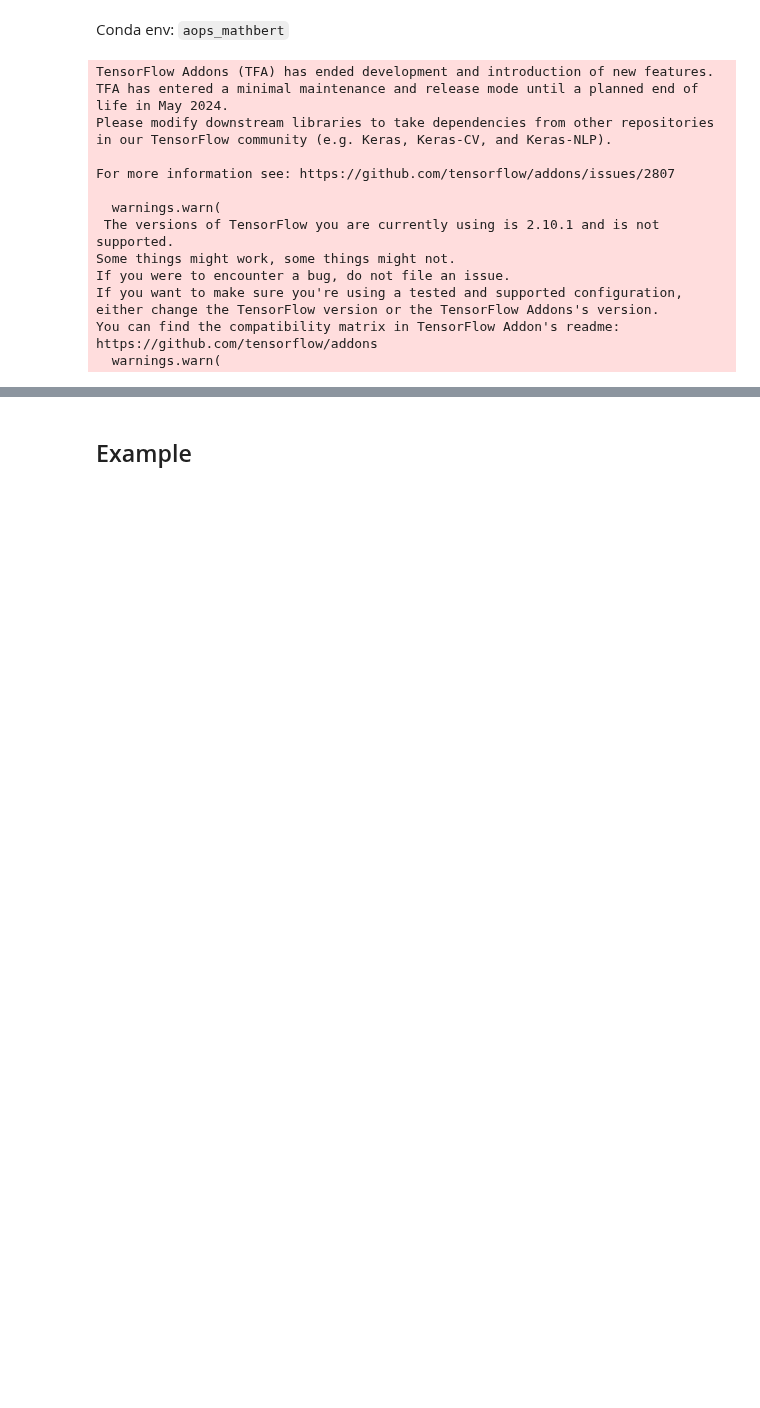
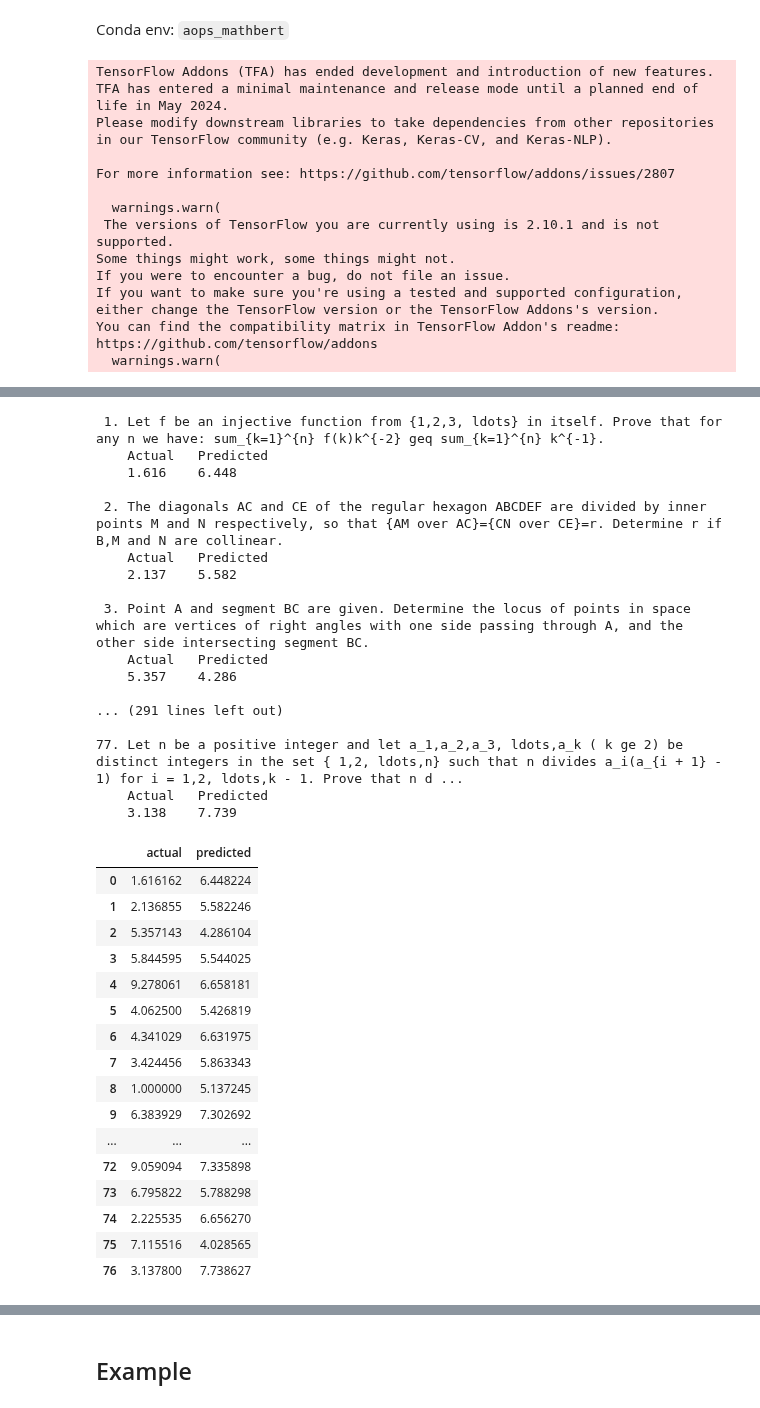
Before and after one commit to victorchendra02/Final-Academic-Project, a Jupyter notebook: models/02_MATHBERT.ipynb, the cells around one changed output, grey strips where cells are left out. Saved outputs shown, nothing was run; the diff lists cells and outputs as text; code cells hidden in the pictures; blank space fills up the shorter version.

```diff
--- a/models/02_MATHBERT.ipynb
+++ b/models/02_MATHBERT.ipynb
@@ -116,0 +410,37 @@ https://github.com/tensorflow/addons
+# %%
+compare_actual_and_predict_values(mathbert_regressor_model.model, datasets_tokenized[ds_type]['X'], datasets[ds_type]['X'], datasets_tokenized[ds_type]['y'])
+# %% [output]
+ 1. Let f be an injective function from {1,2,3, ldots} in itself. Prove that for any n we have: sum_{k=1}^{n} f(k)k^{-2} geq sum_{k=1}^{n} k^{-1}.
+    Actual   Predicted
+    1.616    6.448
+
+ 2. The diagonals AC and CE of the regular hexagon ABCDEF are divided by inner points M and N respectively, so that {AM over AC}={CN over CE}=r. Determine r if B,M and N are collinear.
+    Actual   Predicted
+    2.137    5.582
+
+ 3. Point A and segment BC are given. Determine the locus of points in space which are vertices of right angles with one side passing through A, and the other side intersecting segment BC.
+    Actual   Predicted
+    5.357    4.286
+
+... (291 lines left out)
+
+77. Let n be a positive integer and let a_1,a_2,a_3, ldots,a_k ( k ge 2) be distinct integers in the set { 1,2, ldots,n} such that n divides a_i(a_{i + 1} - 1) for i = 1,2, ldots,k - 1. Prove that n d ...
+    Actual   Predicted
+    3.138    7.739
+|  | actual | predicted |
+| 0 | 1.616162 | 6.448224 |
+| 1 | 2.136855 | 5.582246 |
+| 2 | 5.357143 | 4.286104 |
+| 3 | 5.844595 | 5.544025 |
+| 4 | 9.278061 | 6.658181 |
+| 5 | 4.062500 | 5.426819 |
+| 6 | 4.341029 | 6.631975 |
+| 7 | 3.424456 | 5.863343 |
+| 8 | 1.000000 | 5.137245 |
+| 9 | 6.383929 | 7.302692 |
+| ... | ... | ... |
+| 72 | 9.059094 | 7.335898 |
+| 73 | 6.795822 | 5.788298 |
+| 74 | 2.225535 | 6.656270 |
+| 75 | 7.115516 | 4.028565 |
+| 76 | 3.137800 | 7.738627 |
```
Also changed, not shown: parts of 51 cells of this notebook, 1 other file.
